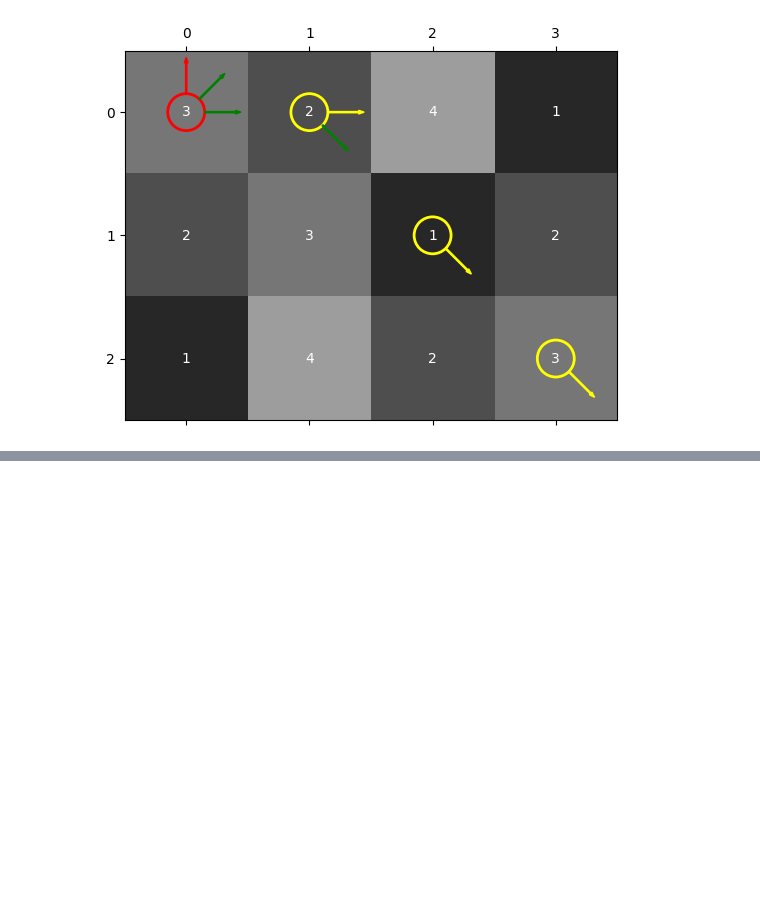
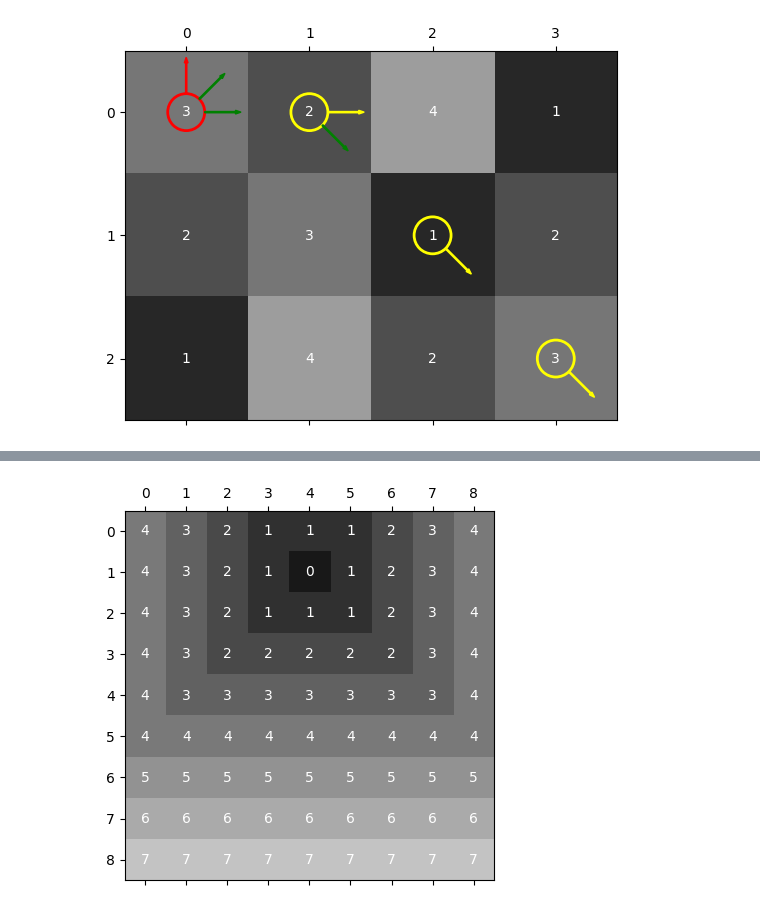
Before and after one commit to antongomez/AIF_P1_SearchAlgorithms, a Jupyter notebook: src/p1_search.ipynb, the cells around one changed output, grey strips where cells are left out. Saved outputs shown, nothing was run; the diff lists cells and outputs as text; code cells hidden in the pictures; blank space fills up the shorter version.

```diff
--- a/src/p1_search.ipynb
+++ b/src/p1_search.ipynb
@@ -221,0 +226,10 @@ plot_path_in_map(
+# %%
+import numpy as np
+
+rows, cols = 9, 9
+center = (1, 4)
+map_data = np.array([[max(abs(i - center[0]), abs(j - center[1])) for j in range(cols)] for i in range(rows)])
+
+plot_path_in_map(np.array(map_data))
+# %% [output]
+[figure, added]
```
Also changed, not shown: parts of 4 cells of this notebook, 1 other file.
